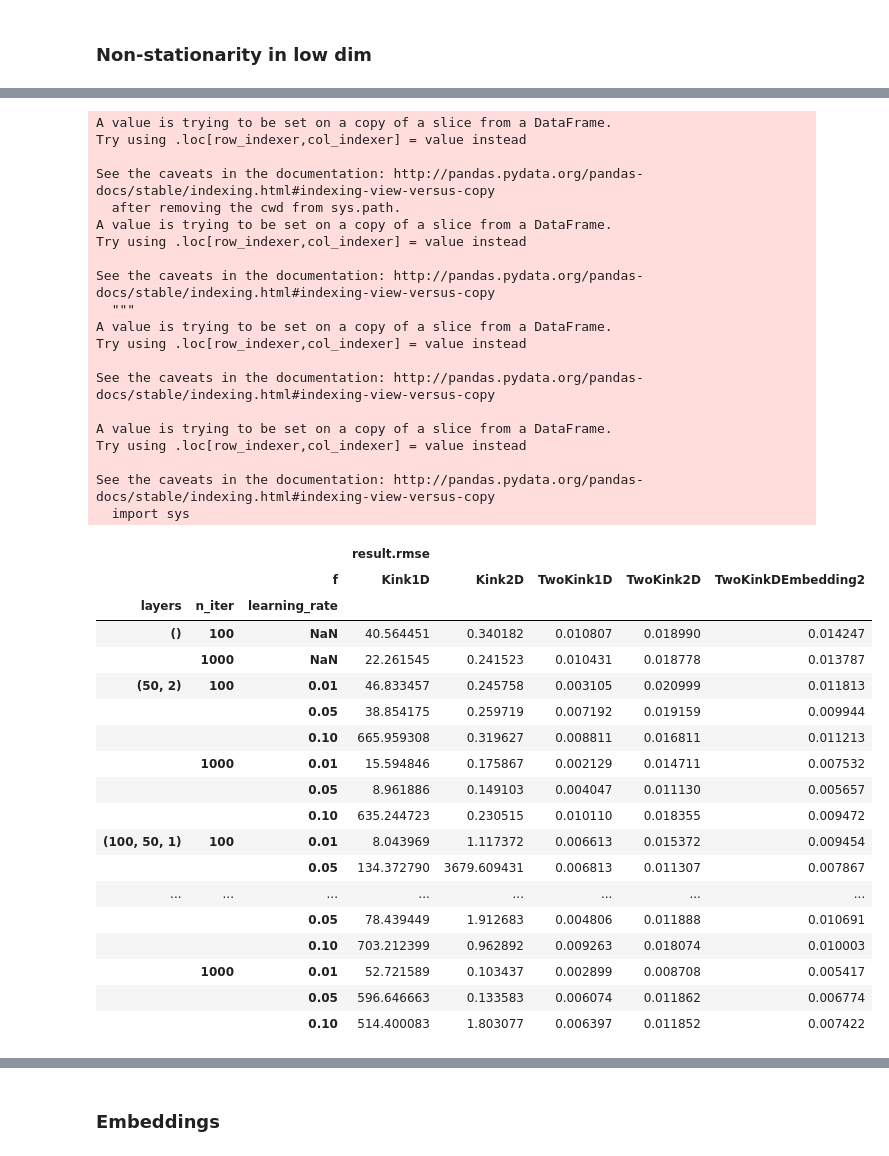
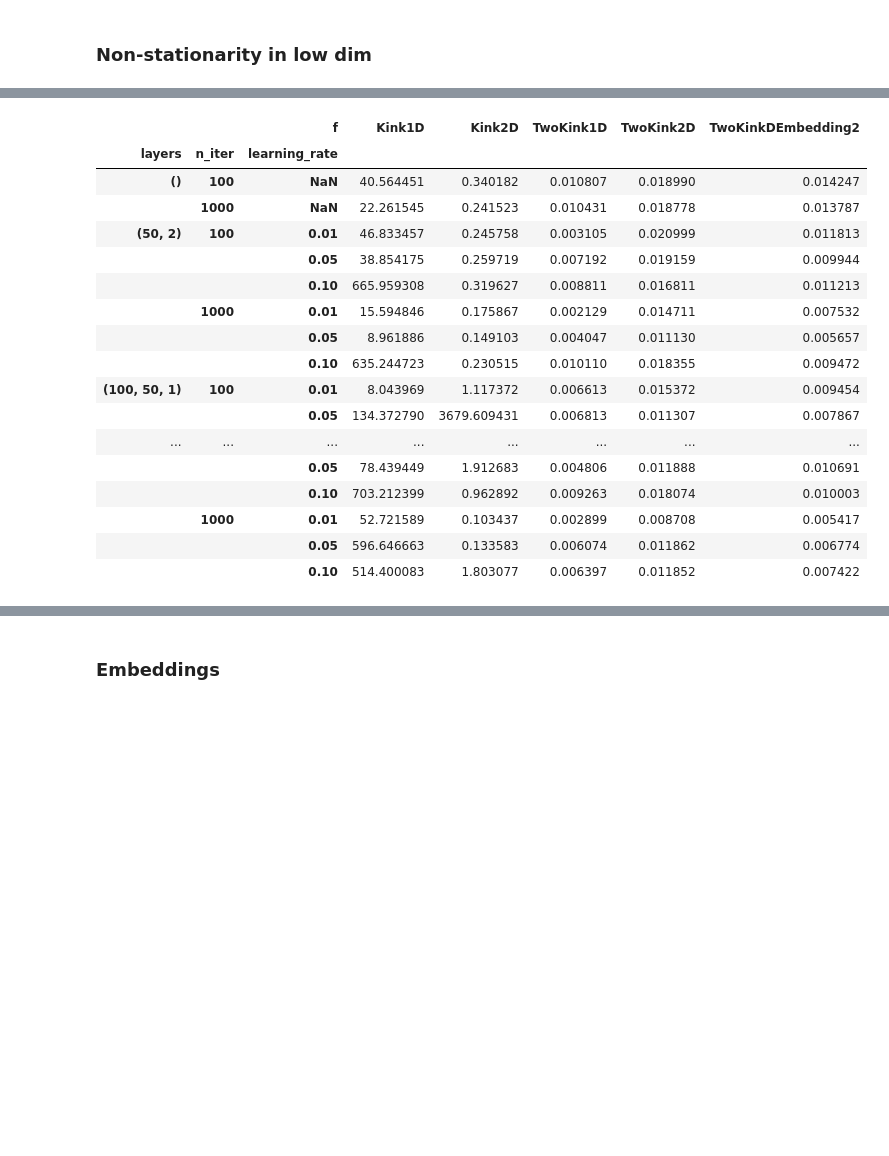
Before and after one commit to tmpethick/thesis-code, a Jupyter notebook: explorer_notebook.ipynb, the cells around one changed output, grey strips where cells are left out. Drawn from its saved outputs; the diff is of its cells as text; code cells hidden in the pictures; blank space fills up the shorter version.

```diff
--- a/explorer_notebook.ipynb
+++ b/explorer_notebook.ipynb
@@ -187,6 +269,6 @@ exps
 # %%
 #exps = loader.find({'status': 'COMPLETED'})
 df = pd.DataFrame([get_exp_key_col(exp) for exp in exps])
-df = df.set_index(['exp_hash', 'id'])
+df = df.set_index('exp_hash').sort_index()
 df
 # %% [output]
@@ -721,43 +744,16 @@ exps_rows_df
 # %%
 # DKLModel
 dkl_df = exps_rows_df[exps_rows_df['model'] == 'DKLGPModel']
 
 dkl_df['layers'] = dkl_df.apply(lambda row: row.config.model.kwargs.nn_kwargs.get('layers'), axis=1)
 dkl_df['layers'] = dkl_df.apply(lambda row: tuple(row.layers) if row.layers is not None else (), axis=1)
 dkl_df['n_iter'] = dkl_df.apply(lambda row: row.config.model.kwargs.get('n_iter'), axis=1)
 dkl_df['learning_rate'] = dkl_df.apply(lambda row: row.config.model.kwargs.get('learning_rate'), axis=1)
 
-dkl_df = dkl_df.groupby('exp_hash').agg({
-    'layers': 'first',
-    'n_iter': 'first',
-    'learning_rate': 'first',
-    'f': 'first',
-    'result.rmse': np.nanmean,
-})
-dkl_df = dkl_df.set_index(['layers', 'n_iter', 'learning_rate', 'f']).sort_values('result.rmse').sort_index().unstack('f')
-dkl_df
+dkl_df = aggregate_results(dkl_df)
+
+dkl_df.set_index(['layers', 'n_iter', 'learning_rate', 'f']).sort_values('result.rmse').sort_index()['result.rmse'].unstack('f')
 # %% [output]
-A value is trying to be set on a copy of a slice from a DataFrame.
-Try using .loc[row_indexer,col_indexer] = value instead
-
-See the caveats in the documentation: http://pandas.pydata.org/pandas-docs/stable/indexing.html#indexing-view-versus-copy
-  after removing the cwd from sys.path.
-A value is trying to be set on a copy of a slice from a DataFrame.
-Try using .loc[row_indexer,col_indexer] = value instead
-
-See the caveats in the documentation: http://pandas.pydata.org/pandas-docs/stable/indexing.html#indexing-view-versus-copy
-  """
-A value is trying to be set on a copy of a slice from a DataFrame.
-Try using .loc[row_indexer,col_indexer] = value instead
-
-See the caveats in the documentation: http://pandas.pydata.org/pandas-docs/stable/indexing.html#indexing-view-versus-copy
-
-A value is trying to be set on a copy of a slice from a DataFrame.
-Try using .loc[row_indexer,col_indexer] = value instead
-
-See the caveats in the documentation: http://pandas.pydata.org/pandas-docs/stable/indexing.html#indexing-view-versus-copy
-  import sys
-|  |  |  | result.rmse |  |  |  |  |
 |  |  | f | Kink1D | Kink2D | TwoKink1D | TwoKink2D | TwoKinkDEmbedding2 |
 | layers | n_iter | learning_rate |  |  |  |  |  |
 | () | 100 | NaN | 40.564451 | 0.340182 | 0.010807 | 0.018990 | 0.014247 |
```
Also changed, not shown: parts of 37 cells of this notebook, 8 other files.
